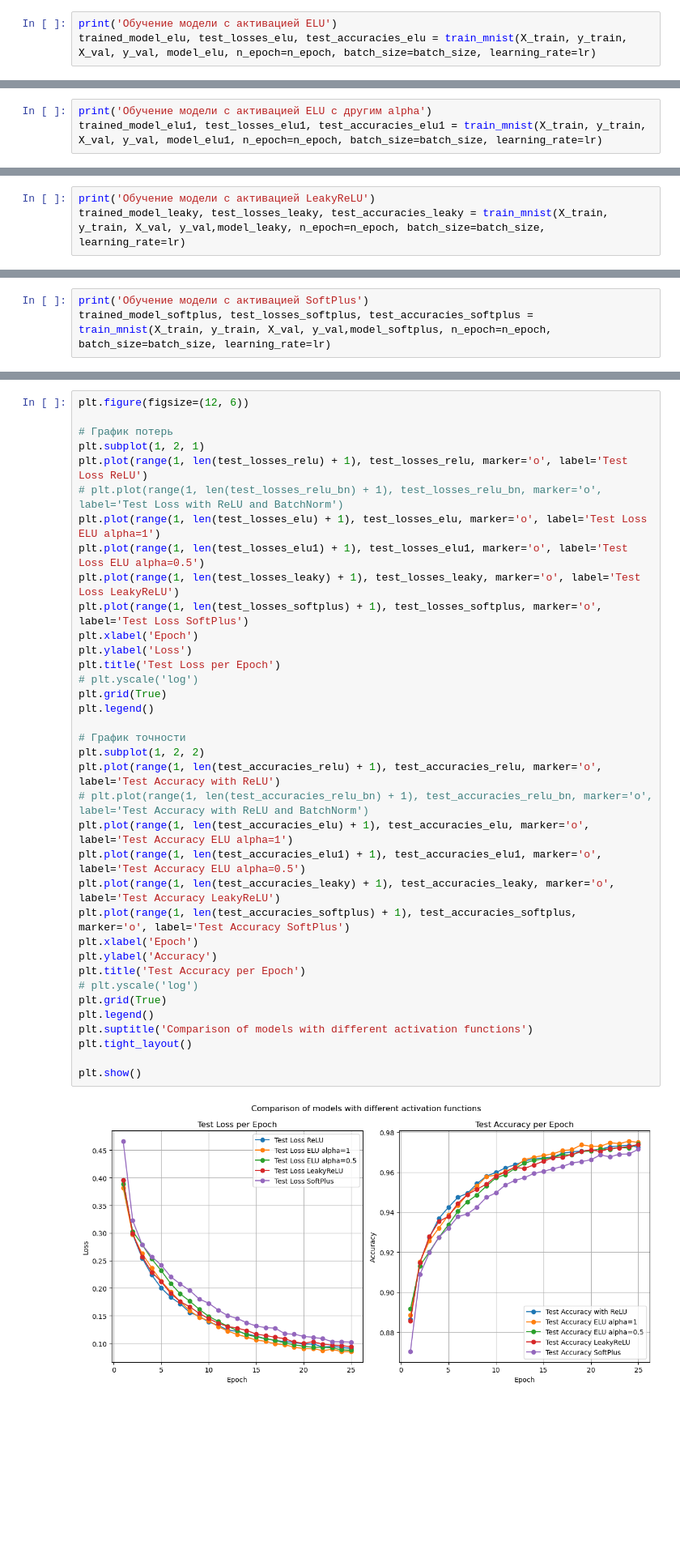
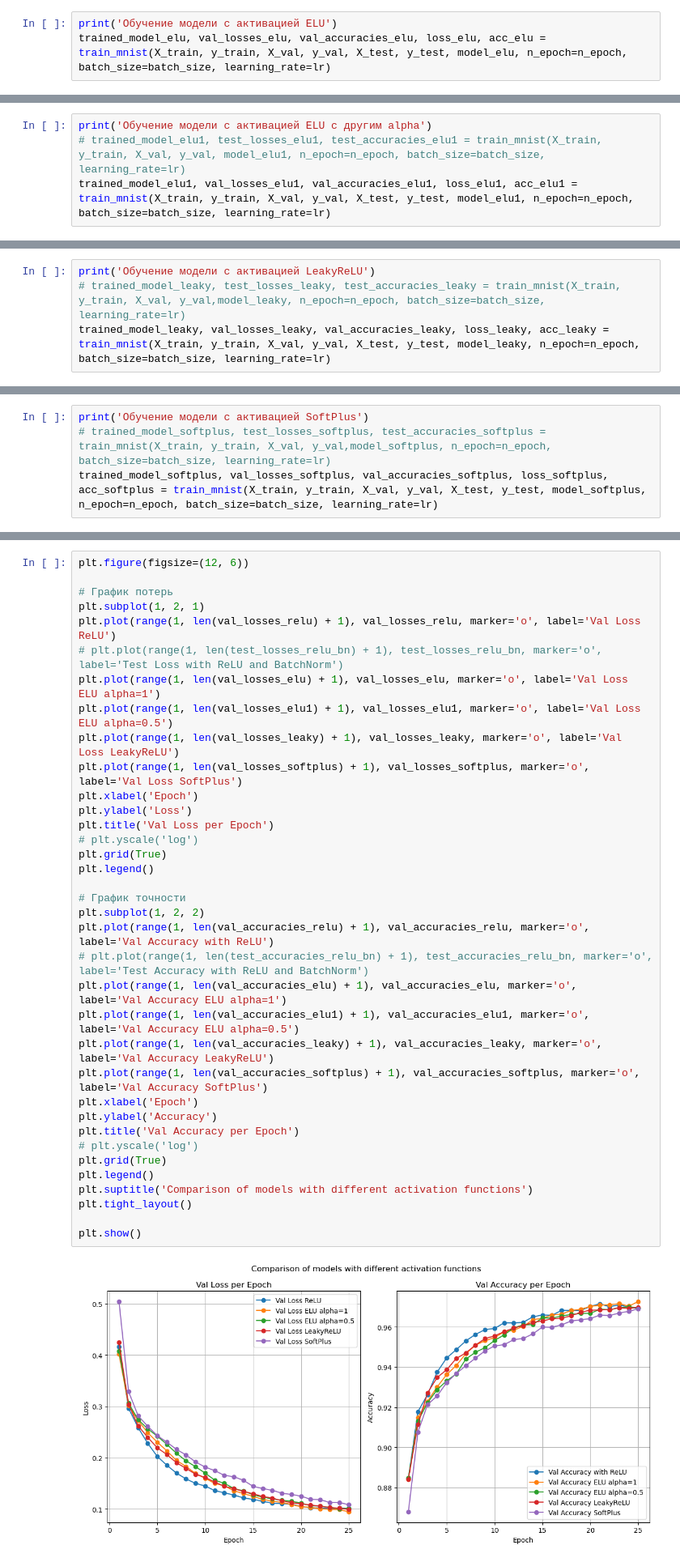
Before and after one commit to N3wBaz/mipt_ml, a Jupyter notebook: lab02_deep_learning/lab02_part1_warmup.ipynb, the cells around one changed output, grey strips where cells are left out. Shown at 81% size. Drawn from its saved outputs; the diff is of its cells as text; blank space fills up the shorter version.

```diff
--- a/lab02_deep_learning/lab02_part1_warmup.ipynb
+++ b/lab02_deep_learning/lab02_part1_warmup.ipynb
@@ -797,5 +829,5 @@ Epoch 25/25, Test loss: 0.0971, Test : 0.9756
 # %%
 print('Обучение модели с активацией ELU')
-trained_model_elu, test_losses_elu, test_accuracies_elu = train_mnist(X_train, y_train, X_val, y_val, model_elu, n_epoch=n_epoch, batch_size=batch_size, learning_rate=lr)
+trained_model_elu, val_losses_elu, val_accuracies_elu, loss_elu, acc_elu = train_mnist(X_train, y_train, X_val, y_val, X_test, y_test, model_elu, n_epoch=n_epoch, batch_size=batch_size, learning_rate=lr)
 # %% [output]
 Обучение модели с активацией ELU
@@ -818,5 +850,6 @@ Epoch 25/25, Test loss: 0.0852, Test : 0.9748
 # %%
 print('Обучение модели с активацией ELU с другим alpha')
-trained_model_elu1, test_losses_elu1, test_accuracies_elu1 = train_mnist(X_train, y_train, X_val, y_val, model_elu1, n_epoch=n_epoch, batch_size=batch_size, learning_rate=lr)
+# trained_model_elu1, test_losses_elu1, test_accuracies_elu1 = train_mnist(X_train, y_train, X_val, y_val, model_elu1, n_epoch=n_epoch, batch_size=batch_size, learning_rate=lr)
+trained_model_elu1, val_losses_elu1, val_accuracies_elu1, loss_elu1, acc_elu1 = train_mnist(X_train, y_train, X_val, y_val, X_test, y_test, model_elu1, n_epoch=n_epoch, batch_size=batch_size, learning_rate=lr)
 # %% [output]
 Обучение модели с активацией ELU с другим alpha
@@ -839,5 +872,6 @@ Epoch 25/25, Test loss: 0.0875, Test : 0.9741
 # %%
 print('Обучение модели с активацией LeakyReLU')
-trained_model_leaky, test_losses_leaky, test_accuracies_leaky = train_mnist(X_train, y_train, X_val, y_val,model_leaky, n_epoch=n_epoch, batch_size=batch_size, learning_rate=lr)
+# trained_model_leaky, test_losses_leaky, test_accuracies_leaky = train_mnist(X_train, y_train, X_val, y_val,model_leaky, n_epoch=n_epoch, batch_size=batch_size, learning_rate=lr)
+trained_model_leaky, val_losses_leaky, val_accuracies_leaky, loss_leaky, acc_leaky = train_mnist(X_train, y_train, X_val, y_val, X_test, y_test, model_leaky, n_epoch=n_epoch, batch_size=batch_size, learning_rate=lr)
 # %% [output]
 Обучение модели с активацией LeakyReLU
@@ -860,5 +894,6 @@ Epoch 25/25, Test loss: 0.0940, Test : 0.9737
 # %%
 print('Обучение модели с активацией SoftPlus')
-trained_model_softplus, test_losses_softplus, test_accuracies_softplus = train_mnist(X_train, y_train, X_val, y_val,model_softplus, n_epoch=n_epoch, batch_size=batch_size, learning_rate=lr)
+# trained_model_softplus, test_losses_softplus, test_accuracies_softplus = train_mnist(X_train, y_train, X_val, y_val,model_softplus, n_epoch=n_epoch, batch_size=batch_size, learning_rate=lr)
+trained_model_softplus, val_losses_softplus, val_accuracies_softplus, loss_softplus, acc_softplus = train_mnist(X_train, y_train, X_val, y_val, X_test, y_test, model_softplus, n_epoch=n_epoch, batch_size=batch_size, learning_rate=lr)
 # %% [output]
 Обучение модели с активацией SoftPlus
@@ -965,41 +1008,41 @@ Epoch 25/25, Test loss: 0.0651, Test : 0.9859
 # %%
 plt.figure(figsize=(12, 6))
 
 # График потерь
 plt.subplot(1, 2, 1)
-plt.plot(range(1, len(test_losses_relu) + 1), test_losses_relu, marker='o', label='Test Loss ReLU')
+plt.plot(range(1, len(val_losses_relu) + 1), val_losses_relu, marker='o', label='Val Loss ReLU')
 # plt.plot(range(1, len(test_losses_relu_bn) + 1), test_losses_relu_bn, marker='o', label='Test Loss with ReLU and BatchNorm')
-plt.plot(range(1, len(test_losses_elu) + 1), test_losses_elu, marker='o', label='Test Loss ELU alpha=1')
-plt.plot(range(1, len(test_losses_elu1) + 1), test_losses_elu1, marker='o', label='Test Loss ELU alpha=0.5')
-plt.plot(range(1, len(test_losses_leaky) + 1), test_losses_leaky, marker='o', label='Test Loss LeakyReLU')
-plt.plot(range(1, len(test_losses_softplus) + 1), test_losses_softplus, marker='o', label='Test Loss SoftPlus')
+plt.plot(range(1, len(val_losses_elu) + 1), val_losses_elu, marker='o', label='Val Loss ELU alpha=1')
+plt.plot(range(1, len(val_losses_elu1) + 1), val_losses_elu1, marker='o', label='Val Loss ELU alpha=0.5')
+plt.plot(range(1, len(val_losses_leaky) + 1), val_losses_leaky, marker='o', label='Val Loss LeakyReLU')
+plt.plot(range(1, len(val_losses_softplus) + 1), val_losses_softplus, marker='o', label='Val Loss SoftPlus')
 plt.xlabel('Epoch')
 plt.ylabel('Loss')
-plt.title('Test Loss per Epoch')
+plt.title('Val Loss per Epoch')
 # plt.yscale('log')
 plt.grid(True)
 plt.legend()
 
 # График точности
 plt.subplot(1, 2, 2)
-plt.plot(range(1, len(test_accuracies_relu) + 1), test_accuracies_relu, marker='o',  label='Test Accuracy with ReLU')
+plt.plot(range(1, len(val_accuracies_relu) + 1), val_accuracies_relu, marker='o',  label='Val Accuracy with ReLU')
 # plt.plot(range(1, len(test_accuracies_relu_bn) + 1), test_accuracies_relu_bn, marker='o',  label='Test Accuracy with ReLU and BatchNorm')
-plt.plot(range(1, len(test_accuracies_elu) + 1), test_accuracies_elu, marker='o',  label='Test Accuracy ELU alpha=1')
-plt.plot(range(1, len(test_accuracies_elu1) + 1), test_accuracies_elu1, marker='o',  label='Test Accuracy ELU alpha=0.5')
-plt.plot(range(1, len(test_accuracies_leaky) + 1), test_accuracies_leaky, marker='o',  label='Test Accuracy LeakyReLU')
-plt.plot(range(1, len(test_accuracies_softplus) + 1), test_accuracies_softplus, marker='o', label='Test Accuracy SoftPlus')
+plt.plot(range(1, len(val_accuracies_elu) + 1), val_accuracies_elu, marker='o',  label='Val Accuracy ELU alpha=1')
+plt.plot(range(1, len(val_accuracies_elu1) + 1), val_accuracies_elu1, marker='o',  label='Val Accuracy ELU alpha=0.5')
+plt.plot(range(1, len(val_accuracies_leaky) + 1), val_accuracies_leaky, marker='o',  label='Val Accuracy LeakyReLU')
+plt.plot(range(1, len(val_accuracies_softplus) + 1), val_accuracies_softplus, marker='o', label='Val Accuracy SoftPlus')
 plt.xlabel('Epoch')
 plt.ylabel('Accuracy')
-plt.title('Test Accuracy per Epoch')
+plt.title('Val Accuracy per Epoch')
 # plt.yscale('log')
 plt.grid(True)
 plt.legend()
 plt.suptitle('Comparison of models with different activation functions')
 plt.tight_layout()
 
 plt.show()
 # %% [output]
-[figure, old version]
+[figure, new version]
 # %% [markdown]
 **Функции активации:**
 * Видно, что различные функции активации влияют на скорость сходимости, например SoftPlus и ELU дают меньшую скорость сходимости по сравнению с ReLU и LeakyReLU
```
Also changed, not shown: parts of 26 cells of this notebook.
